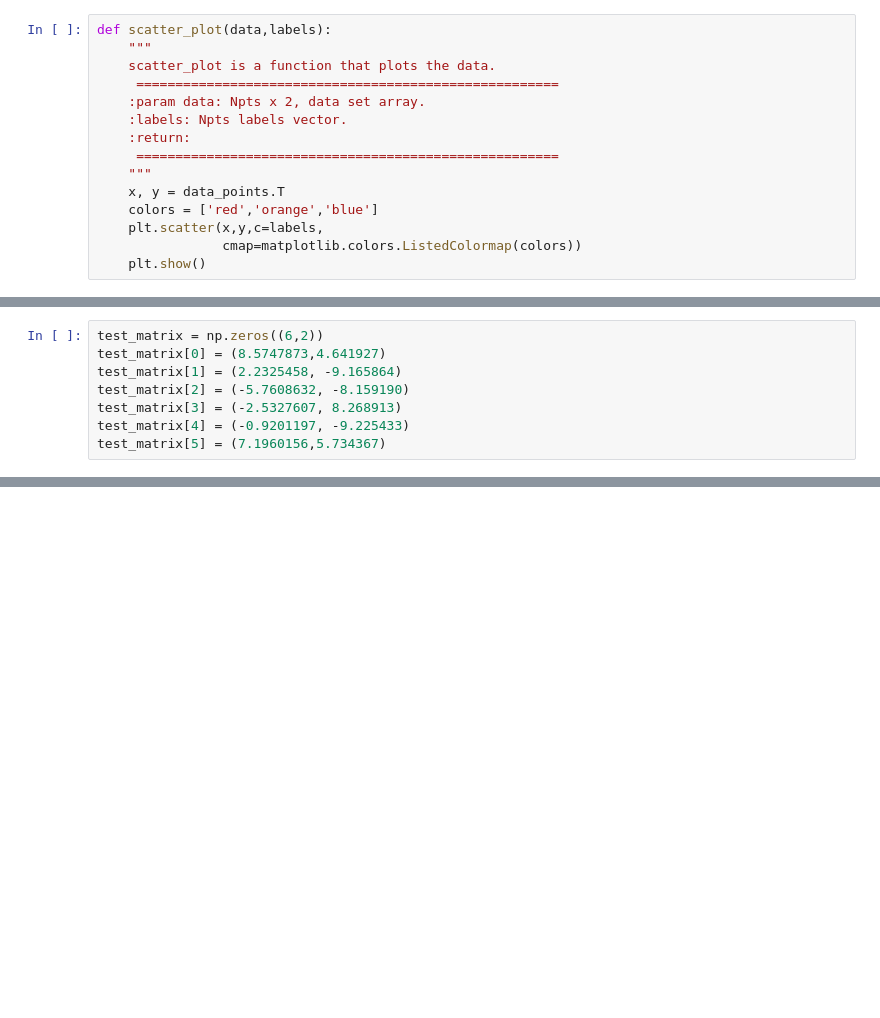
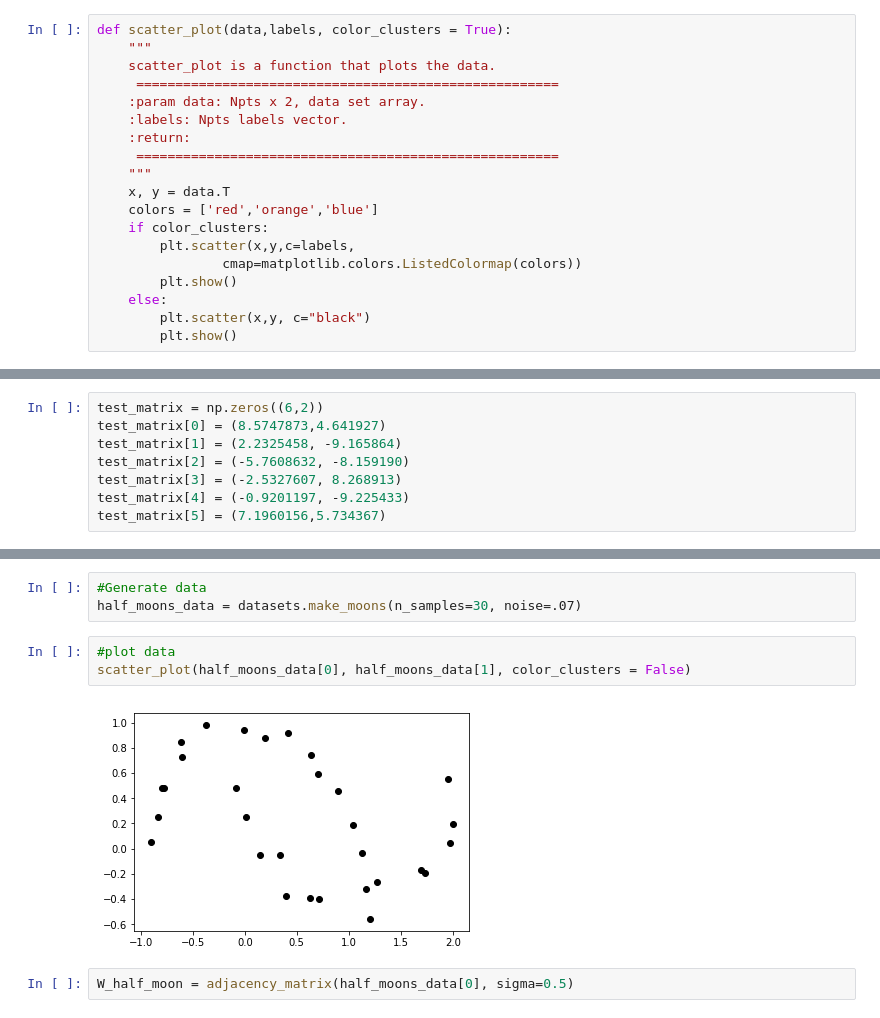
Before and after one commit to msarrias/spectral-clustering, a Jupyter notebook: playground.ipynb, the cells around one changed output, grey strips where cells are left out. Saved outputs shown, nothing was run; the diff lists cells and outputs as text; blank space fills up the shorter version.

```diff
--- a/playground.ipynb
+++ b/playground.ipynb
@@ -25,7 +29,7 @@ def read_and_convert_data(data_path, labels_path):
     return (np.array(splits, dtype=np.float),
             np.array(data_labels, dtype=np.int))
 # %%
-def scatter_plot(data,labels):
+def scatter_plot(data,labels, color_clusters = True):
     """
     scatter_plot is a function that plots the data.
      ======================================================
@@ -34,10 +38,14 @@ def scatter_plot(data,labels):
     :return:
      ======================================================
     """
-    x, y = data_points.T
+    x, y = data.T
     colors = ['red','orange','blue']
-    plt.scatter(x,y,c=labels,
+    if color_clusters:
+        plt.scatter(x,y,c=labels,
                 cmap=matplotlib.colors.ListedColormap(colors))
-    plt.show()
+        plt.show()
+    else:
+        plt.scatter(x,y, c="black")
+        plt.show()
 # %%
 def eucledian_dist(x_i, x_j):
@@ -172,0 +189,10 @@ test_matrix[5] = (7.1960156,5.734367)
+# %%
+#Generate data
+half_moons_data = datasets.make_moons(n_samples=30, noise=.07)
+# %%
+#plot data
+scatter_plot(half_moons_data[0], half_moons_data[1], color_clusters = False)
+# %% [output]
+[figure, added]
+# %%
+W_half_moon = adjacency_matrix(half_moons_data[0], sigma=0.5)
```
Also changed, not shown: parts of 25 cells of this notebook.
